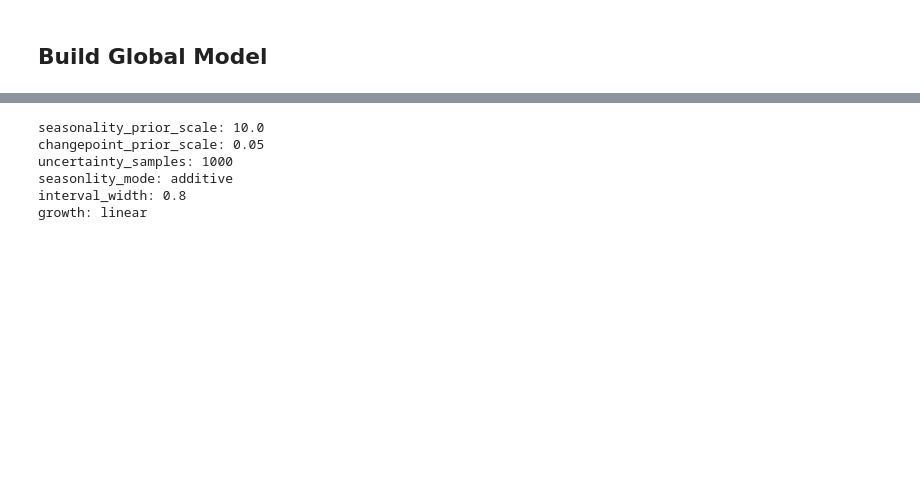
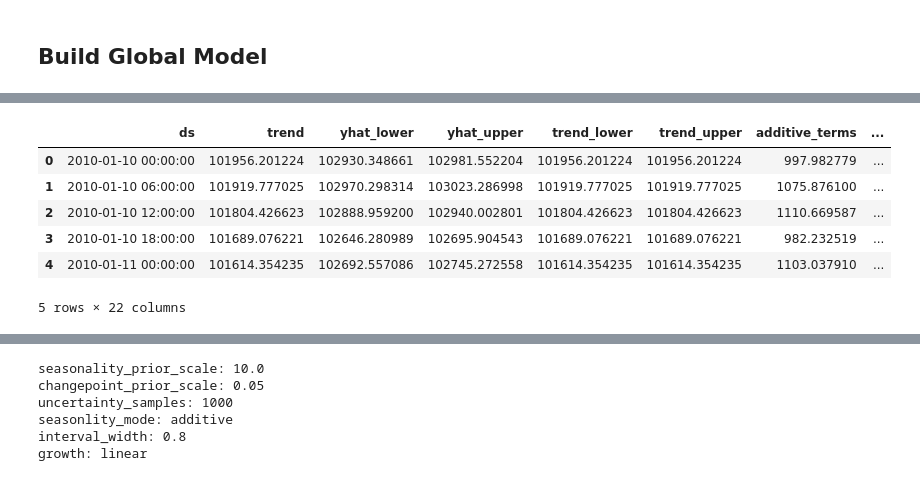
Before and after one commit to menuka94/sustain-timeseries, a Jupyter notebook: [NOAA] New Time-Series Models (w Global Models).ipynb, the cells around one changed output, grey strips where cells are left out. Saved outputs shown, nothing was run; the diff lists cells and outputs as text; code cells hidden in the pictures; blank space fills up the shorter version.

```diff
--- a/[NOAA] New Time-Series Models (w Global Models).ipynb
+++ b/[NOAA] New Time-Series Models (w Global Models).ipynb
@@ -162,3 +148,13 @@ df_train_forecast
+# %%
+df_train_forecast.head()
+# %% [output]
+|  | ds | trend | yhat_lower | yhat_upper | trend_lower | trend_upper | additive_terms | ... |
+| 0 | 2010-01-10 00:00:00 | 101956.201224 | 102930.348661 | 102981.552204 | 101956.201224 | 101956.201224 | 997.982779 | ... |
+| 1 | 2010-01-10 06:00:00 | 101919.777025 | 102970.298314 | 103023.286998 | 101919.777025 | 101919.777025 | 1075.876100 | ... |
+| 2 | 2010-01-10 12:00:00 | 101804.426623 | 102888.959200 | 102940.002801 | 101804.426623 | 101804.426623 | 1110.669587 | ... |
+| 3 | 2010-01-10 18:00:00 | 101689.076221 | 102646.280989 | 102695.904543 | 101689.076221 | 101689.076221 | 982.232519 | ... |
+| 4 | 2010-01-11 00:00:00 | 101614.354235 | 102692.557086 | 102745.272558 | 101614.354235 | 101614.354235 | 1103.037910 | ... |
+5 rows × 22 columns
 # %%
 global_model = fit_m
 # %%
```
Also changed, not shown: parts of 20 cells of this notebook.
